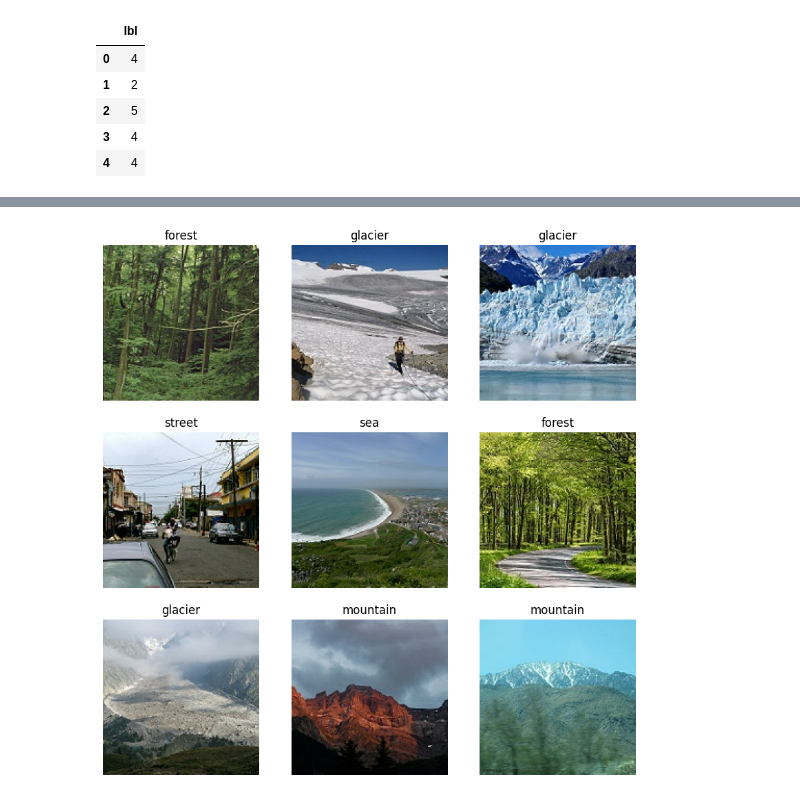
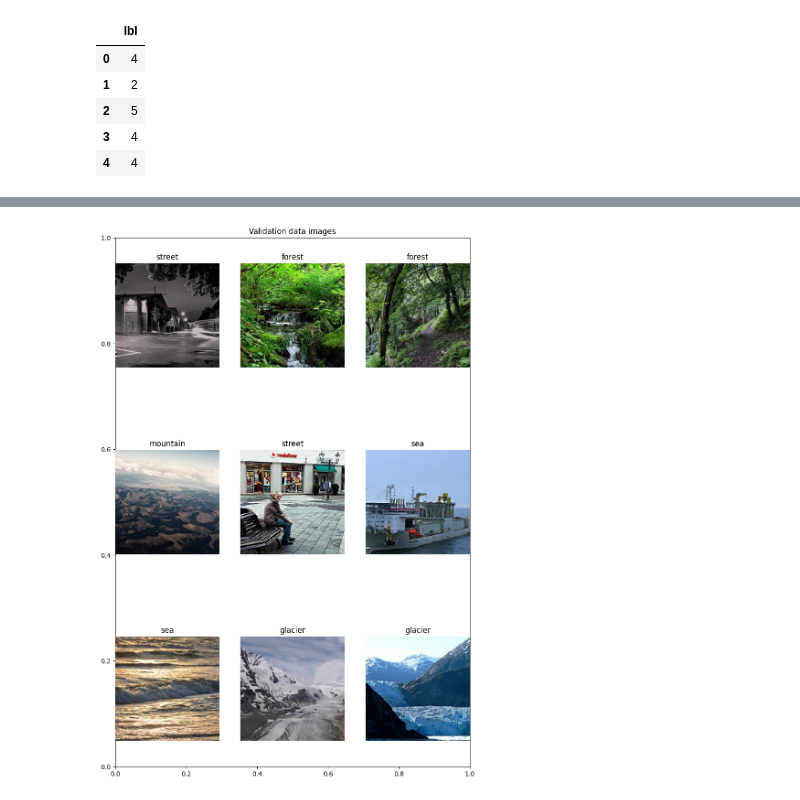
Before and after one commit to Venchislav/Intel-Image-Classification, a Jupyter notebook: plots.ipynb, the cells around one changed output, grey strips where cells are left out. Saved outputs shown, nothing was run; the diff lists cells and outputs as text; code cells hidden in the pictures.

```diff
--- a/plots.ipynb
+++ b/plots.ipynb
@@ -86,12 +90,13 @@ for images, labels in test_data.take(1):
 # %%
 cls_names_val = val_data.class_names
 # %%
-plt.figure(figsize=(10, 10))
+plt.figure(figsize=(10, 15))
+plt.title('Validation data images')
 for images, labels in val_data.take(1):
   for i in range(9):
     ax = plt.subplot(3, 3, i + 1)
     plt.imshow(images[i].numpy().astype("uint8"))
     plt.title(cls_names_val[labels[i]])
     plt.axis("off")
 # %% [output]
-[figure, old version]
+[figure, new version]
```
Also changed, not shown: parts of 5 cells of this notebook.
